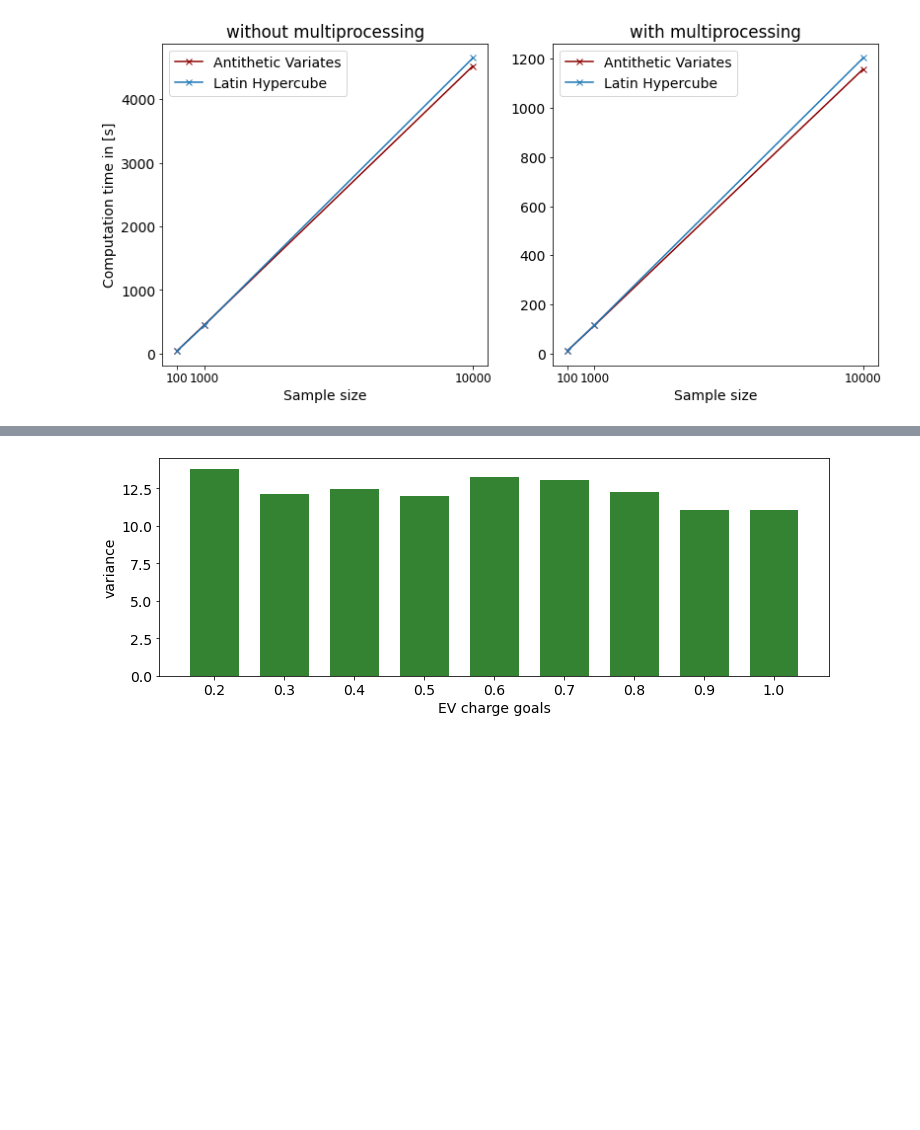
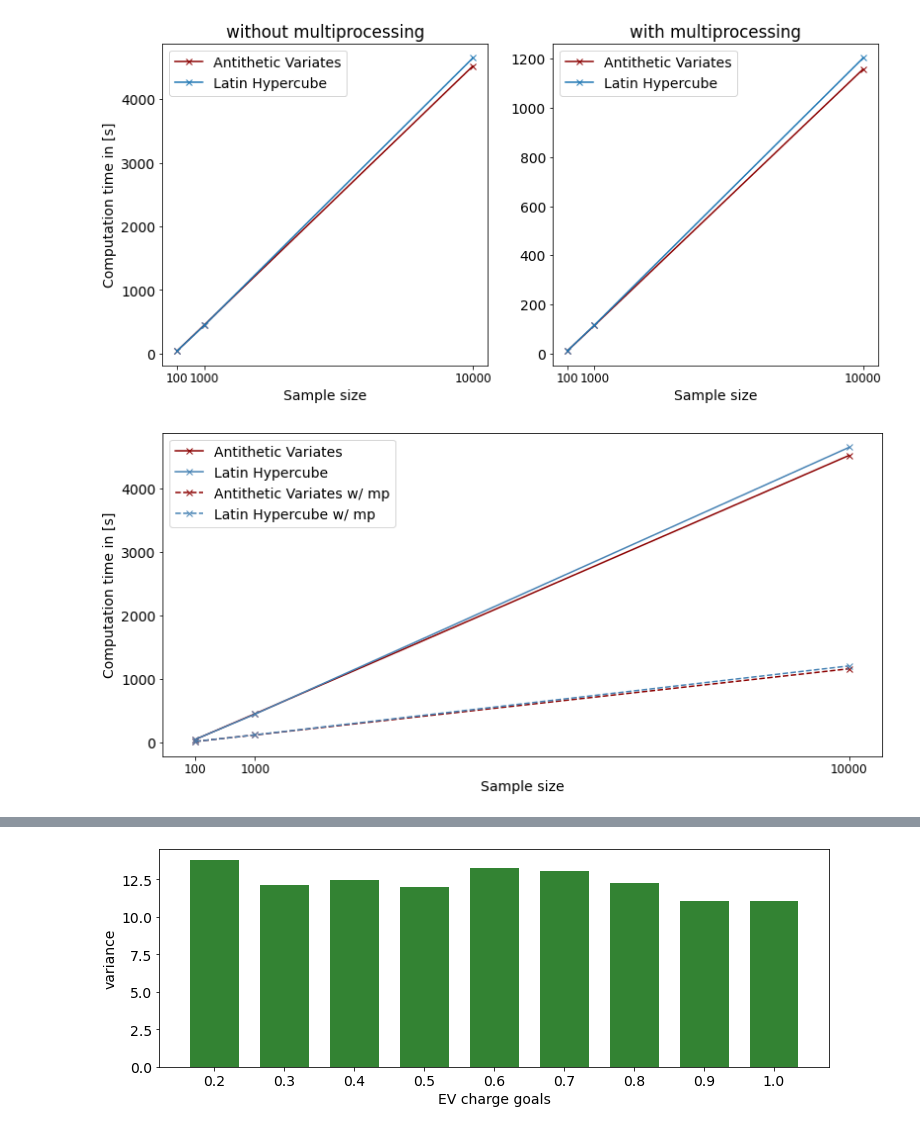
Before and after one commit to rockstaedt/ses_opt, a Jupyter notebook: Milestone_4/2_src/comp_time_plot.ipynb, the cells around one changed output, grey strips where cells are left out. Drawn from its saved outputs; the diff is of its cells as text; code cells hidden in the pictures; blank space fills up the shorter version.

```diff
--- a/Milestone_4/2_src/comp_time_plot.ipynb
+++ b/Milestone_4/2_src/comp_time_plot.ipynb
@@ -124,6 +124,53 @@ fig1.savefig(
     )
 # %% [output]
 [figure]
+# %%
+fig5, ax1 = plt.subplots(1,figsize=(13,6))
+
+
+ax1.plot(
+    sample_sizes,
+    H[0:3],
+    label='Antithetic Variates',
+    marker='x',
+    color='darkred')
+ax1.plot(
+    sample_sizes,
+    H[3:6],
+    label='Latin Hypercube',
+    marker='x',
+    color = 'steelblue')
+
+ax1.plot(
+    sample_sizes,
+    AV,
+    '--',
+    label='Antithetic Variates w/ mp',
+    marker='x',
+    color='darkred')
+ax1.plot(
+    sample_sizes,
+    LHC,
+    '--',
+    label='Latin Hypercube w/ mp',
+    marker='x',
+    color = 'steelblue')
+
+
+ax1.legend()
+ax1.set_xlabel('Sample size')
+ax1.set_ylabel('Computation time in [s]')
+ax1.set_xticks(sample_sizes)
+#ax1.set_title('without multiprocessing')
+ax1.tick_params(axis="x", labelsize=12)
+
+fig5.savefig(
+        os.path.join(saving_path, 'computation_times_ver2.png'),
+        dpi=dpi,
+        bbox_inches='tight'
+    )
+# %% [output]
+[figure, added]
 # %%
 ###################
 ### Task 5 ########
```
Also changed, not shown: parts of 3 cells of this notebook, 3 other files.
